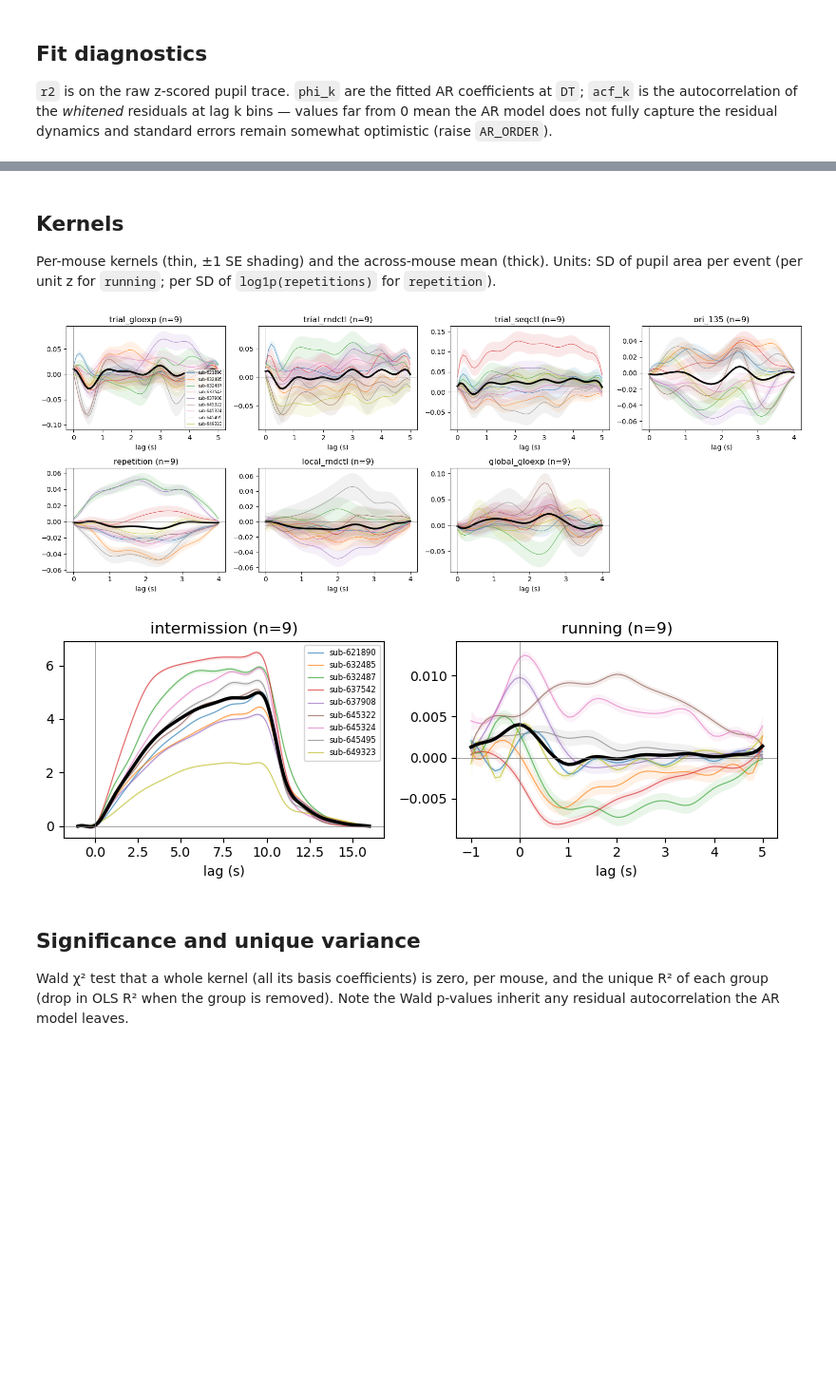
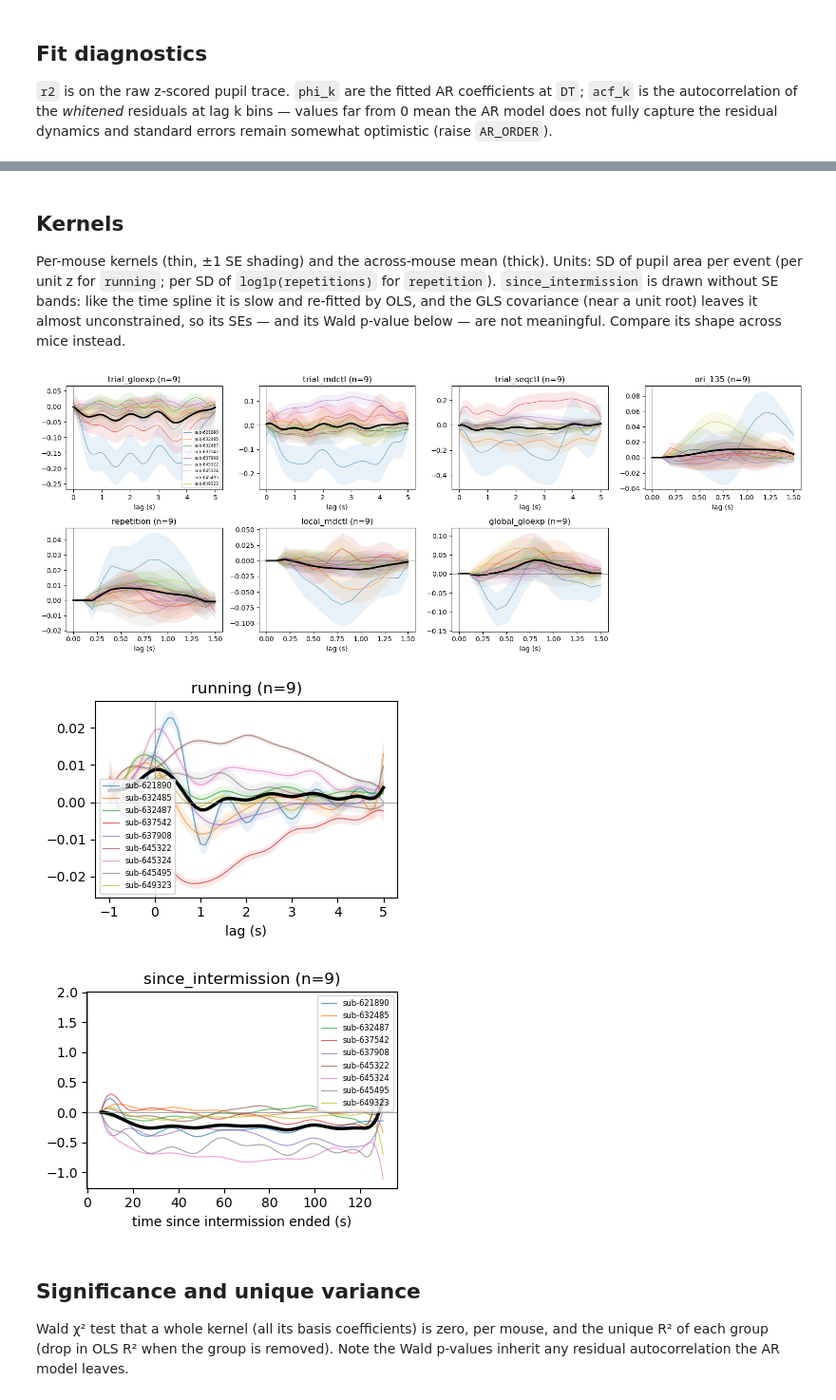
Before and after one commit to BastosLab/epych, a Jupyter notebook: notebooks/passiveglo/pupil_glm.ipynb, the cells around one changed output, grey strips where cells are left out. Shown at 95% size. Cells and saved outputs as stored; diff of their text form; code cells hidden in the pictures; blank space fills up the shorter version.

```diff
--- a/notebooks/passiveglo/pupil_glm.ipynb
+++ b/notebooks/passiveglo/pupil_glm.ipynb
@@ -256,9 +275,13 @@ def time_spline(times, valid):
     knots = np.r_[[inner[0]] * 3, inner, [inner[-1]] * 3]
     return scipy.interpolate.BSpline.design_matrix(np.clip(times, inner[0], inner[-1]), knots, 3).toarray()
 
-def lag_basis(lags, spacing):
+def lag_basis(lags, spacing, onset=None):
+    """Lag times and B-spline basis over `lags`. With `onset`, the basis spans [onset, lags[1]] and
+    its first function (the only one non-zero at `onset`) is dropped: the kernel is 0 for lags <= onset."""
     lag_times = np.arange(int(round(lags[0] / DT)), int(round(lags[1] / DT)) + 1) * DT
-    return lag_times, bspline_basis(lag_times, lags[0], lags[1], spacing)
+    if onset is None:
+        return lag_times, bspline_basis(lag_times, lags[0], lags[1], spacing)
+    return lag_times, bspline_basis(lag_times, onset, lags[1], spacing)[:, 1:]
 
 def lagged(signal, lag_times, basis):
     """Columns sum_l basis[l, j] * signal[t - lag_l] for each basis function j."""
@@ -446,20 +478,28 @@ def fit_subject(subject_dir):
     groups = {g: idx for g, idx in groups.items() if len(idx)}
 
     fit = fit_ar(design["y"], X, design["valid"])
-    fit["beta"] = refit_level(design["y"], X, design["valid"], fit["beta"], groups["time"])
+    # The slow, tonic groups are poorly constrained by GLS near a unit root: re-fit them by OLS.
+    level_idx = np.concatenate([groups[g] for g in ("time", "since_intermission") if g in groups])
+    fit["beta"] = refit_level(design["y"], X, design["valid"], fit["beta"], level_idx)
     beta = np.zeros(len(alive))
     beta[alive] = fit["beta"]
     covariance = np.zeros((len(alive), len(alive)))
     covariance[np.ix_(alive, alive)] = fit["covariance"]
 
-    kernels = {}
+    kernels, window = {}, {}
     for g, (lags, basis) in design["kernels"].items():
         idx = design["groups"][g]
         if not alive[idx].any():
             continue
+        C = covariance[np.ix_(idx, idx)]
         value = basis @ beta[idx]
-        se = np.sqrt(np.einsum("lj,jk,lk->l", basis, covariance[np.ix_(idx, idx)], basis))
+        se = np.sqrt(np.einsum("lj,jk,lk->l", basis, C, basis))
         kernels[g] = pd.DataFrame({"lag": lags, "value": value, "se": se})
+        if g not in EVENT_KERNELS:
+            continue
+        # Mean of the kernel over RESPONSE_WINDOW, a linear function w @ beta of the coefficients.
+        w = basis[(lags >= RESPONSE_WINDOW[0]) & (lags <= RESPONSE_WINDOW[1])].mean(axis=0)
+        window[g] = {"est": w @ beta[idx], "se": np.sqrt(w @ C @ w)}
 
     tests = pd.DataFrame([dict(zip(["chi2", "df", "p"], wald(beta, covariance, design["groups"][g][alive[design["groups"][g]]])),
                                group=g) for g in groups if g != "time"]).set_index("group")
@@ -472,7 +512,7 @@ def fit_subject(subject_dir):
                "n_samples": int(design["valid"].sum()), "n_regressors": int(alive.sum()),
                "condition": fit["condition"], **residual_acf(fit["whitened"])}
     return {
-        "summary": summary, "kernels": kernels, "tests": tests,
+        "summary": summary, "kernels": kernels, "window": pd.DataFrame(window).T, "tests": tests,
         "coefficients": pd.DataFrame({"beta": beta, "se": np.sqrt(np.diag(covariance))}, index=design["names"]),
         "times": design["times"], "y": np.where(design["valid"], design["y"], np.nan),
         "fitted": np.where(design["valid"], fitted, np.nan),
@@ -568,39 +617,46 @@ plot_trace(SUBJECTS[0], (start, start + 200));
 
 Per-mouse kernels (thin, ±1 SE shading) and the across-mouse mean (thick). Units: SD of
 pupil area per event (per unit z for `running`; per SD of `log1p(repetitions)` for
-`repetition`).
+`repetition`). `since_intermission` is drawn without SE bands: like the time spline it is
+slow and re-fitted by OLS, and the GLS covariance (near a unit root) leaves it almost
+unconstrained, so its SEs — and its Wald p-value below — are not meaningful. Compare its
+shape across mice instead.
 # %%
-def plot_kernels(groups, ncols=4):
+def plot_kernels(groups, ncols=4, shade=True):
     nrows = int(np.ceil(len(groups) / ncols))
     fig, axes = plt.subplots(nrows, ncols, figsize=(4 * ncols, 3 * nrows), squeeze=False, sharex=False)
     for ax, group in zip(axes.flat, groups):
         stack = []
         for i, s in enumerate(SUBJECTS):
             k = RESULTS[s]["kernels"].get(group)
             if k is None:
                 continue
             ax.plot(k.lag, k.value, lw=0.8, color="C%d" % (i % 10), alpha=0.7, label=s)
-            ax.fill_between(k.lag, k.value - k.se, k.value + k.se, color="C%d" % (i % 10), alpha=0.1, lw=0)
+            if shade:
+                ax.fill_between(k.lag, k.value - k.se, k.value + k.se, color="C%d" % (i % 10), alpha=0.1, lw=0)
             stack.append(k.set_index("lag").value)
         if stack:
             mean = pd.concat(stack, axis=1).mean(axis=1)
             ax.plot(mean.index, mean.values, color="k", lw=2.5)
         ax.axhline(0, color="0.5", lw=0.5)
         ax.axvline(0, color="0.5", lw=0.5)
         ax.set_title("%s (n=%d)" % (group, len(stack)))
         ax.set_xlabel("lag (s)")
     for ax in axes.flat[len(groups):]:
         ax.axis("off")
     axes.flat[0].legend(fontsize=6)
     fig.tight_layout()
     return fig
 
 STIMULUS_GROUPS = list(EVENT_KERNELS)
 plot_kernels(STIMULUS_GROUPS);
-plot_kernels(["intermission", "running"], ncols=2);
+plot_kernels(["running"], ncols=1);
+fig = plot_kernels(["since_intermission"], ncols=1, shade=False)
+fig.axes[0].set_xlabel("time since intermission ended (s)");
 # %% [output]
-[figure, old version]
+[figure, new version]
-[figure, old version]
+[figure, new version]
+[figure, added]
 # %% [markdown]
 ## Significance and unique variance
 
```
Also changed, not shown: parts of 11 cells of this notebook.
